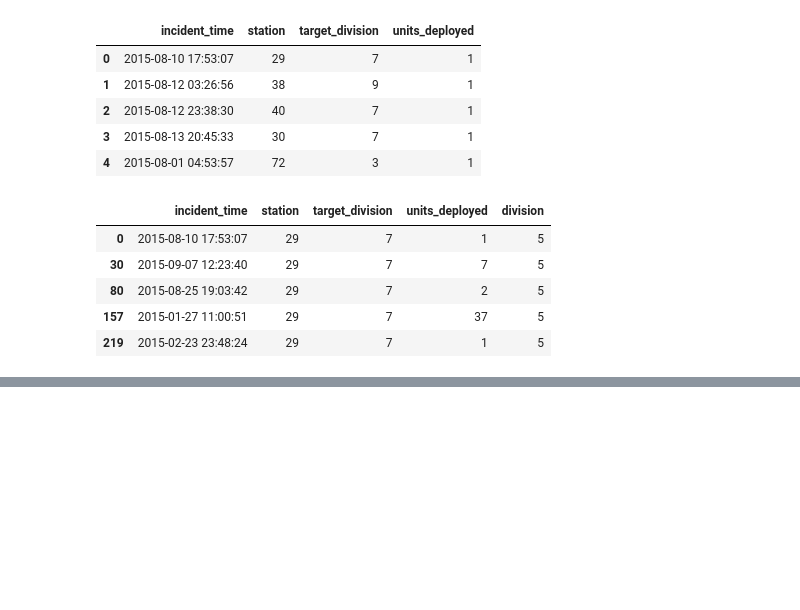
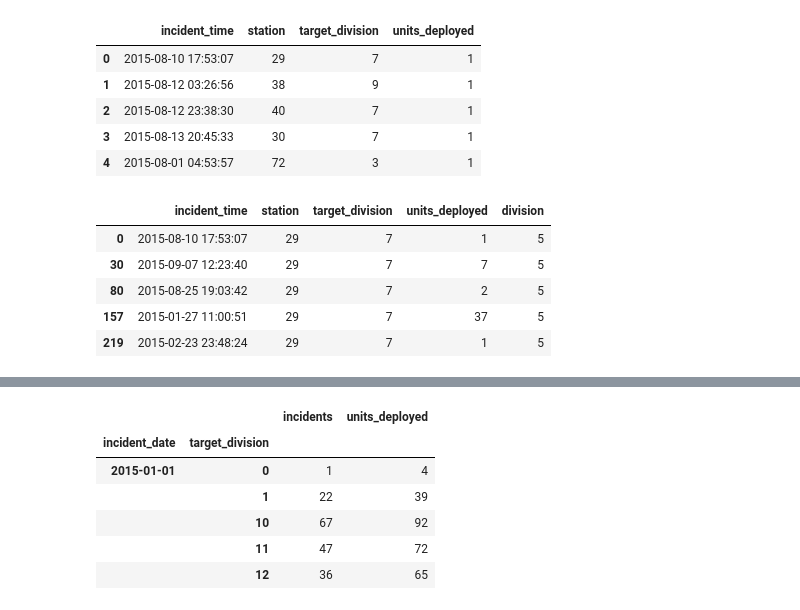
Before and after one commit to naderghanbari/mcgill-capstone, a Jupyter notebook: mcgill_capstone.ipynb, the cells around one changed output, grey strips where cells are left out. Drawn from its saved outputs; the diff is of its cells as text; code cells hidden in the pictures; blank space fills up the shorter version.

```diff
--- a/mcgill_capstone.ipynb
+++ b/mcgill_capstone.ipynb
@@ -167,0 +198,13 @@ interventions.head()
+# %%
+# Aggregate number of incidents and units deployed per date/target_division
+
+incidents_date_target_division = interventions[["incident_date","target_division","incidents","units_deployed"]].groupby(["incident_date", "target_division"]).sum()
+incidents_date_target_division.head()
+# %% [output]
+|  |  | incidents | units_deployed |
+| incident_date | target_division |  |  |
+| 2015-01-01 | 0 | 1 | 4 |
+|  | 1 | 22 | 39 |
+|  | 10 | 67 | 92 |
+|  | 11 | 47 | 72 |
+|  | 12 | 36 | 65 |
```
Also changed, not shown: parts of 4 cells of this notebook.
